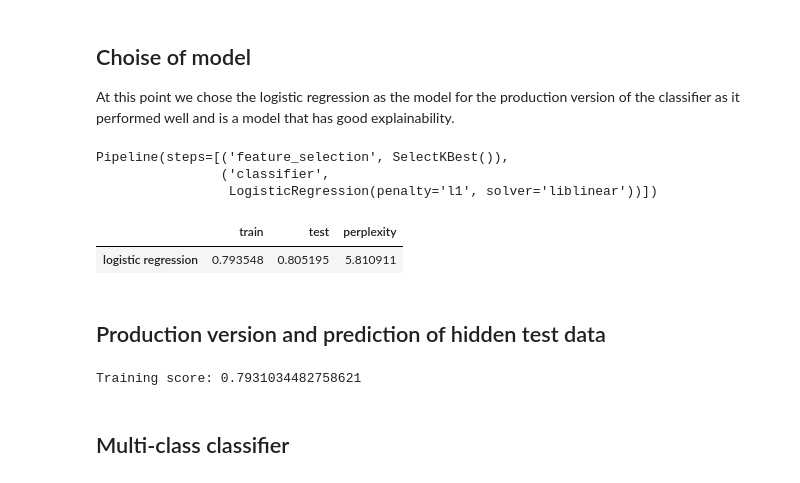
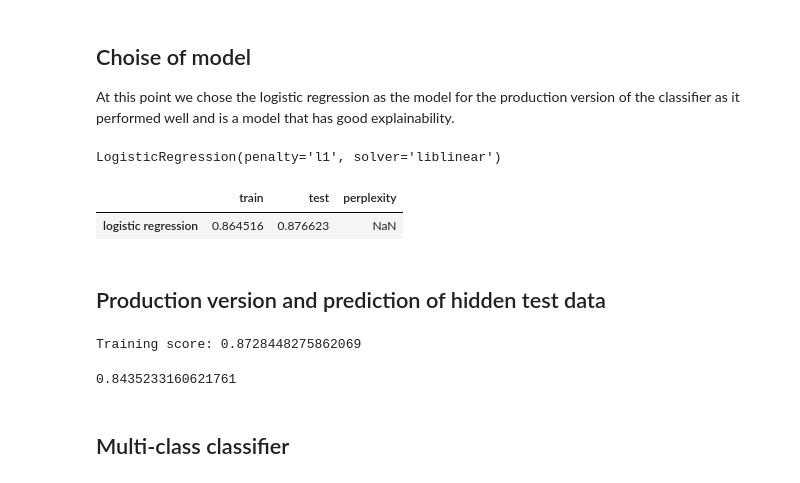
Before and after one commit to fellmana/introduction-to-machine-learning-2022-term-project, a Jupyter notebook: ML2022_term_project.ipynb, the cells around one changed output. Saved outputs shown, nothing was run; the diff lists cells and outputs as text; code cells hidden in the pictures.

```diff
--- a/ML2022_term_project.ipynb
+++ b/ML2022_term_project.ipynb
@@ -92,0 +61,13 @@ biplot(pca_data[:,0:10], pca.components_[0:10, :], labels = labels)
+# %%
+plt.rcParams["figure.figsize"] = (10,5)
+pca = PCA()
+pca.fit(scaled)
+pca_data = pca.transform(scaled)
+exp_var_pca = pca.explained_variance_ratio_
+cum_sum_eigenvalues = np.cumsum(exp_var_pca)
+plt.bar(range(0,len(exp_var_pca)), exp_var_pca,label='explained variance')
+plt.step(range(0,len(cum_sum_eigenvalues)), cum_sum_eigenvalues, where='mid',label='Cumulative variance explained')
+plt.ylabel('Explained variance')
+plt.xlabel('Principal components')
+plt.legend(loc='best')
+plt.show()
@@ -93,25 +76,20 @@ biplot(pca_data[:,0:10], pca.components_[0:10, :], labels = labels)
 # %% [markdown]
 ## Feature selection and test/train splitting
 # %%
-selected_features=["RHIRGA42.mean",
-                   "RGlob.mean",
-                   "O3504.mean",
-                   "T84.std",
-                   "SWS.mean",
-                   "PTG.mean",
-                   "CO2504.std",
-                   "NOx504.std",
-                   "CS.mean",
-                   "NO672.std"]
-train, test = train_test_split(npf[["class2"]+selected_features],test_size=0.33, random_state=42)
+number_pca_components = 10
+pca_df = pd.DataFrame(pca_data[:,:number_pca_components],
+                      columns = ["pc" + str(i) for i in range(0,number_pca_components)])
+pca_df["class2"] = npf["class2"]
+pca_df["class4"] = npf["class4"]
+train, test = train_test_split(pca_df,test_size=0.33, random_state=42)
 print("Train size:", len(train),"Test size:", len(test))
 # %% [output]
 Train size: 310 Test size: 154
 # %%
-X = train[selected_features]
+X = train.filter(regex="pc")
 #X = train.filter(regex=".mean")
 y = train["class2"]
-X_test = test[selected_features]
+X_test = test.filter(regex="pc")
 y_test = test["class2"]
 # %% [markdown]
 ## Benchmarking
@@ -173,32 +151,32 @@ res
 ## Choise of model
 At this point we chose the logistic regression as the model for the production version of the classifier as it performed well and is a model that has good explainability.
 # %%
-clf = Pipeline([
-    ("feature_selection",SelectKBest(f_classif, k = 10)),
-    ("classifier",LogisticRegression(penalty="l1",solver="liblinear"))])
+clf = LogisticRegression(penalty="l1",solver="liblinear")
 
 clf.fit(X,y)
 # %% [output]
-Pipeline(steps=[('feature_selection', SelectKBest()),
-                ('classifier',
-                 LogisticRegression(penalty='l1', solver='liblinear'))])
+LogisticRegression(penalty='l1', solver='liblinear')
 # %%
 stats = pd.DataFrame(index=["logistic regression"], columns=["train","test","perplexity"])
 
 stats["train"]      = clf.score(X,y)
 stats["test"]       = clf.score(X_test,y_test)
-stats["perplexity"] = perplexity(clf.predict_proba(X_test)[:,1])
+#stats["perplexity"] = perplexity(clf.predict_proba(X_test)[:,1])
 stats
 # %% [output]
 |  | train | test | perplexity |
-| logistic regression | 0.793548 | 0.805195 | 5.810911 |
+| logistic regression | 0.864516 | 0.876623 | NaN |
 # %% [markdown]
 ## Production version and prediction of hidden test data
 # %%
-X_prod = npf[selected_features]
-y_prod = npf["class2"]
+X_prod = pca_df.filter(regex="pc")
+y_prod = pca_df["class2"]
+hidden_data = pca.transform(scaled_hidden_test)
+hidden_df   = pd.DataFrame(hidden_data[:,:number_pca_components],
+                      columns = ["pc" + str(i) for i in range(0,number_pca_components)])
+X_test = hidden_df.filter(regex="pc")
 clf.fit(X_prod,y_prod)
 print("Training score:",clf.score(X_prod,y_prod))
 # %% [output]
-Training score: 0.7931034482758621
+Training score: 0.8728448275862069
 # %%
@@ -207,3 +196,7 @@ hidden_test.to_csv("answers.csv")
+# %%
+clf.score(X_test_not_hidden,y_test_not_hidden)
+# %% [output]
+0.8435233160621761
 # %% [markdown]
 ## Multi-class classifier
 # %%
```
Also changed, not shown: parts of 13 cells of this notebook.
